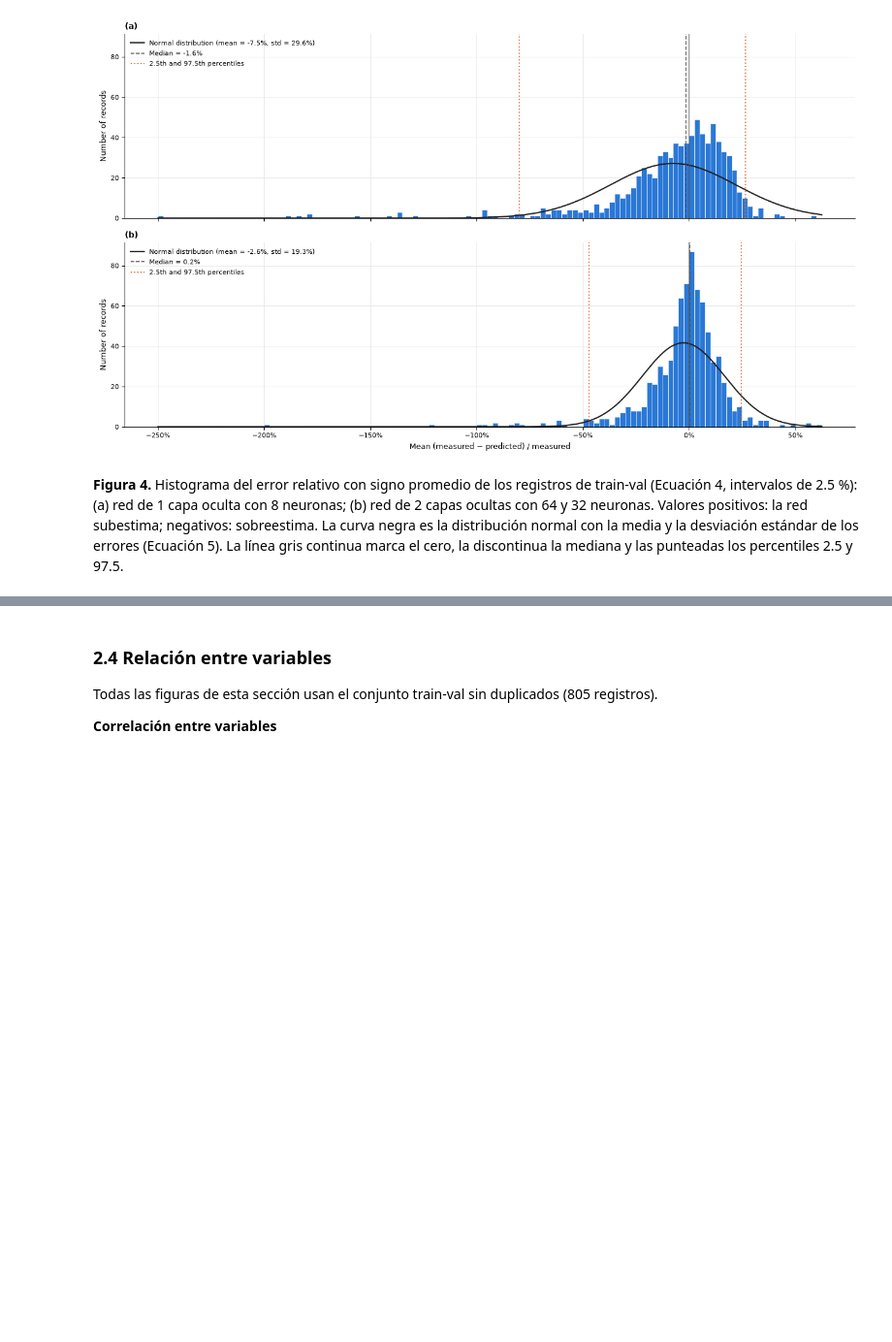
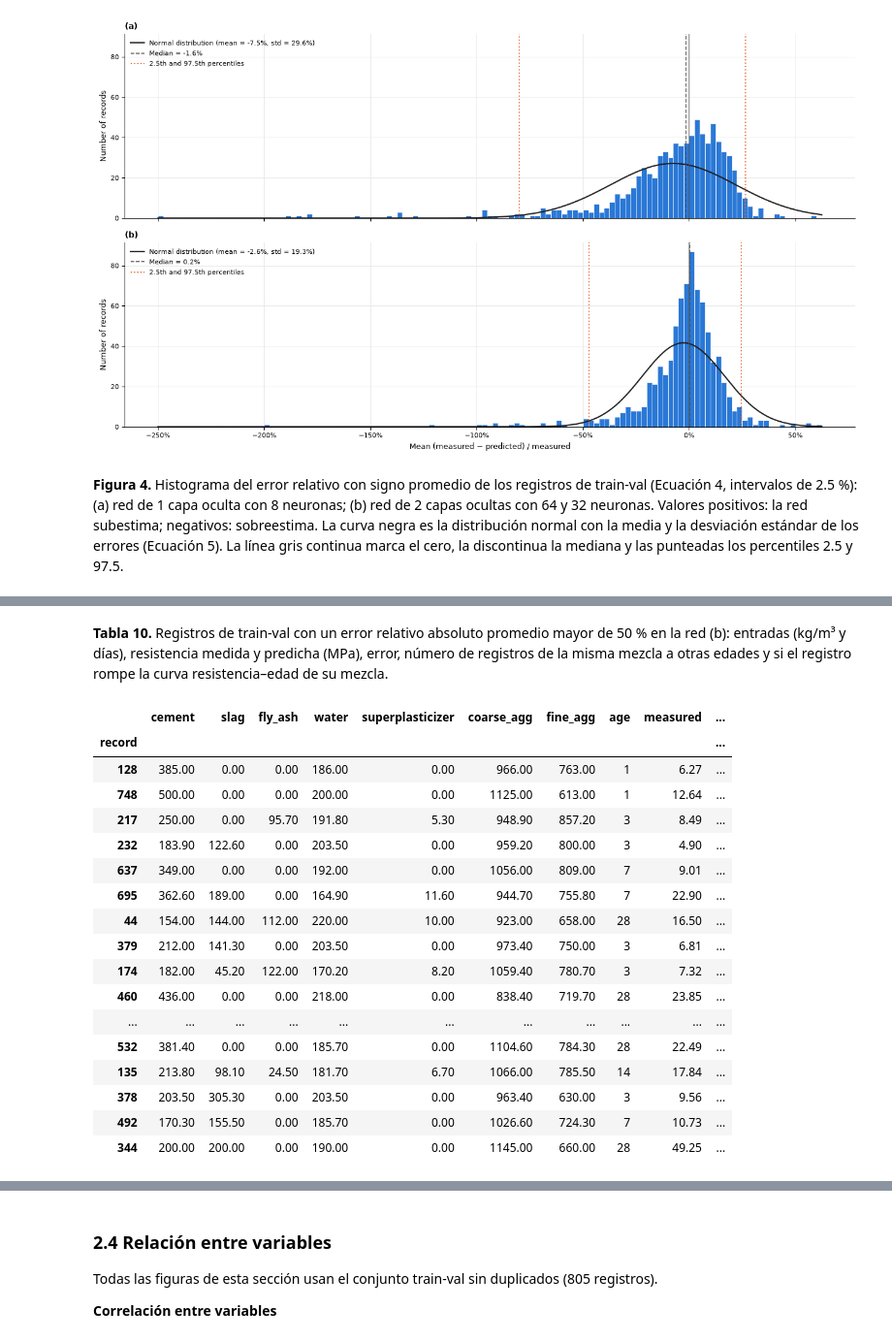
Before and after one commit to 25adiaz-apps/phd-civil-ualberta, a Jupyter notebook: machine-learning/assignment-4/question-1-concrete-strength.ipynb, the cells around one changed output, grey strips where cells are left out. Shown at 97% size. Cells and saved outputs as stored; diff of their text form; code cells hidden in the pictures; blank space fills up the shorter version.

```diff
--- a/machine-learning/assignment-4/question-1-concrete-strength.ipynb
+++ b/machine-learning/assignment-4/question-1-concrete-strength.ipynb
@@ -584,0 +608,46 @@ Figura 4 y Tabla 8 (error relativo con signo):
+# %%
+MIX_COMPONENTS = FEATURES[:-1]   # the 7 mix components, without the age
+mix_id = train_val_df.groupby(MIX_COMPONENTS).ngroup()
+
+
+def breaks_age_curve(record):
+    """True if a record of the same mix is stronger at a younger age or weaker at an older age."""
+    row = train_val_df.loc[record]
+    same_mix = train_val_df[(mix_id == mix_id[record]) & (train_val_df.index != record)]
+    stronger_younger = (same_mix["age"] < row["age"]) & (same_mix[TARGET] > row[TARGET])
+    weaker_older = (same_mix["age"] > row["age"]) & (same_mix[TARGET] < row[TARGET])
+    return bool((stronger_younger | weaker_older).any())
+
+
+error_b = mean_abs_errors[net_b]
+candidates = (train_val_df[error_b > 0.5]
+              .assign(predicted=oof_predictions[net_b].mean(axis=1), error=error_b)
+              .sort_values("error", ascending=False))
+candidates["same-mix records"] = [(mix_id == mix_id[r]).sum() - 1 for r in candidates.index]
+candidates["breaks age curve"] = ["yes" if breaks_age_curve(r) else "no" for r in candidates.index]
+candidates["error"] = candidates["error"] * 100
+candidates = candidates.rename(columns={TARGET: "measured", "error": "error (%)"})
+show_table(candidates, 10,
+           "Registros de train-val con un error relativo absoluto promedio mayor de 50 % en la red (b): "
+           "entradas (kg/m³ y días), resistencia medida y predicha (MPa), error, número de registros de "
+           "la misma mezcla a otras edades y si el registro rompe la curva resistencia–edad de su mezcla.")
+# %% [output]
+**Tabla 10.** Registros de train-val con un error relativo absoluto promedio mayor de 50 % en la red (b): entradas (kg/m³ y días), resistencia medida y predicha (MPa), error, número de registros de la misma mezcla a otras edades y si el registro rompe la curva resistencia–edad de su mezcla.
+|  | cement | slag | fly_ash | water | superplasticizer | coarse_agg | fine_agg | age | measured | ... |
+| record |  |  |  |  |  |  |  |  |  | ... |
+| 128 | 385.00 | 0.00 | 0.00 | 186.00 | 0.00 | 966.00 | 763.00 | 1 | 6.27 | ... |
+| 748 | 500.00 | 0.00 | 0.00 | 200.00 | 0.00 | 1125.00 | 613.00 | 1 | 12.64 | ... |
+| 217 | 250.00 | 0.00 | 95.70 | 191.80 | 5.30 | 948.90 | 857.20 | 3 | 8.49 | ... |
+| 232 | 183.90 | 122.60 | 0.00 | 203.50 | 0.00 | 959.20 | 800.00 | 3 | 4.90 | ... |
+| 637 | 349.00 | 0.00 | 0.00 | 192.00 | 0.00 | 1056.00 | 809.00 | 7 | 9.01 | ... |
+| 695 | 362.60 | 189.00 | 0.00 | 164.90 | 11.60 | 944.70 | 755.80 | 7 | 22.90 | ... |
+| 44 | 154.00 | 144.00 | 112.00 | 220.00 | 10.00 | 923.00 | 658.00 | 28 | 16.50 | ... |
+| 379 | 212.00 | 141.30 | 0.00 | 203.50 | 0.00 | 973.40 | 750.00 | 3 | 6.81 | ... |
+| 174 | 182.00 | 45.20 | 122.00 | 170.20 | 8.20 | 1059.40 | 780.70 | 3 | 7.32 | ... |
+| 460 | 436.00 | 0.00 | 0.00 | 218.00 | 0.00 | 838.40 | 719.70 | 28 | 23.85 | ... |
+| ... | ... | ... | ... | ... | ... | ... | ... | ... | ... | ... |
+| 532 | 381.40 | 0.00 | 0.00 | 185.70 | 0.00 | 1104.60 | 784.30 | 28 | 22.49 | ... |
+| 135 | 213.80 | 98.10 | 24.50 | 181.70 | 6.70 | 1066.00 | 785.50 | 14 | 17.84 | ... |
+| 378 | 203.50 | 305.30 | 0.00 | 203.50 | 0.00 | 963.40 | 630.00 | 3 | 9.56 | ... |
+| 492 | 170.30 | 155.50 | 0.00 | 185.70 | 0.00 | 1026.60 | 724.30 | 7 | 10.73 | ... |
+| 344 | 200.00 | 200.00 | 0.00 | 190.00 | 0.00 | 1145.00 | 660.00 | 28 | 49.25 | ... |
```
Also changed, not shown: parts of 16 cells of this notebook.
